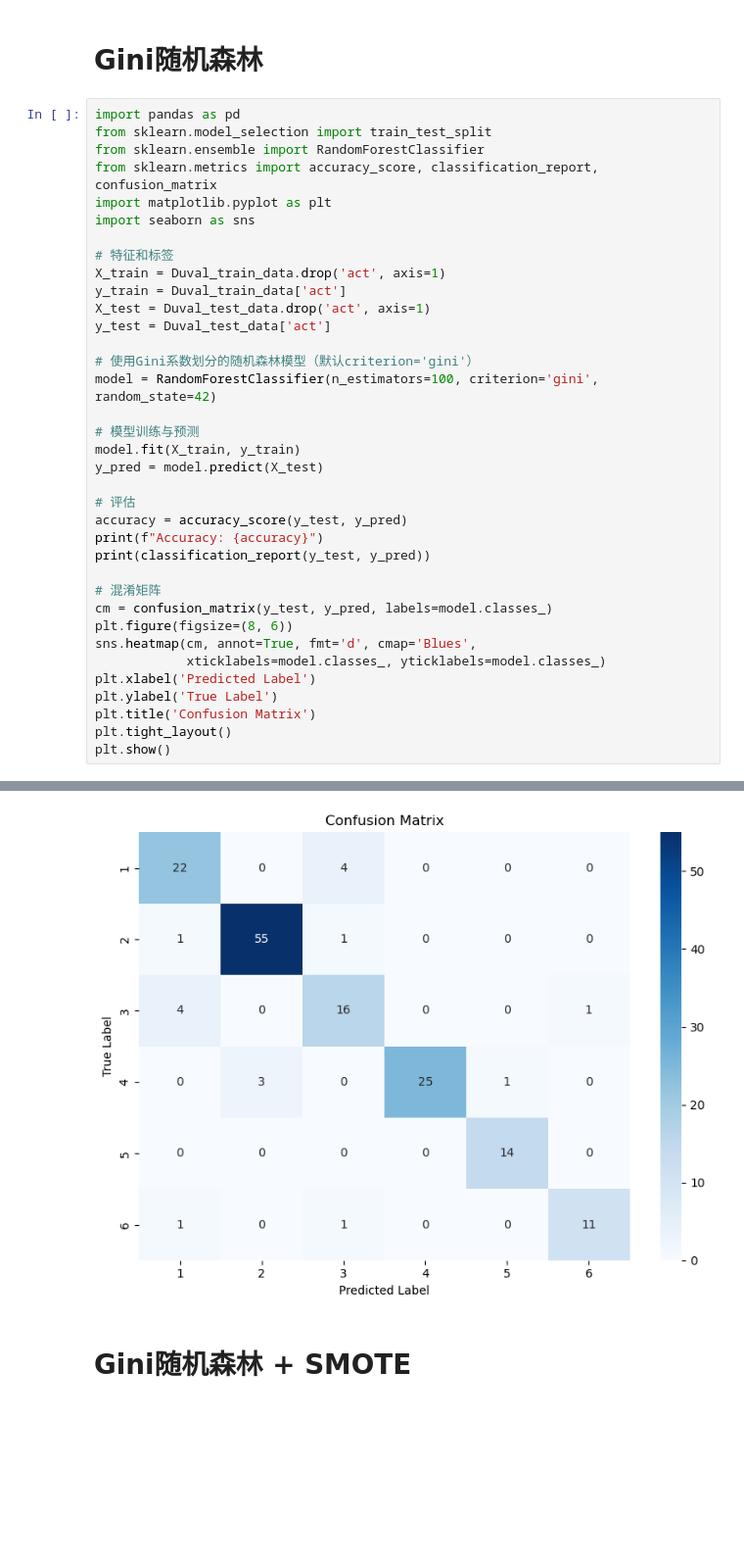
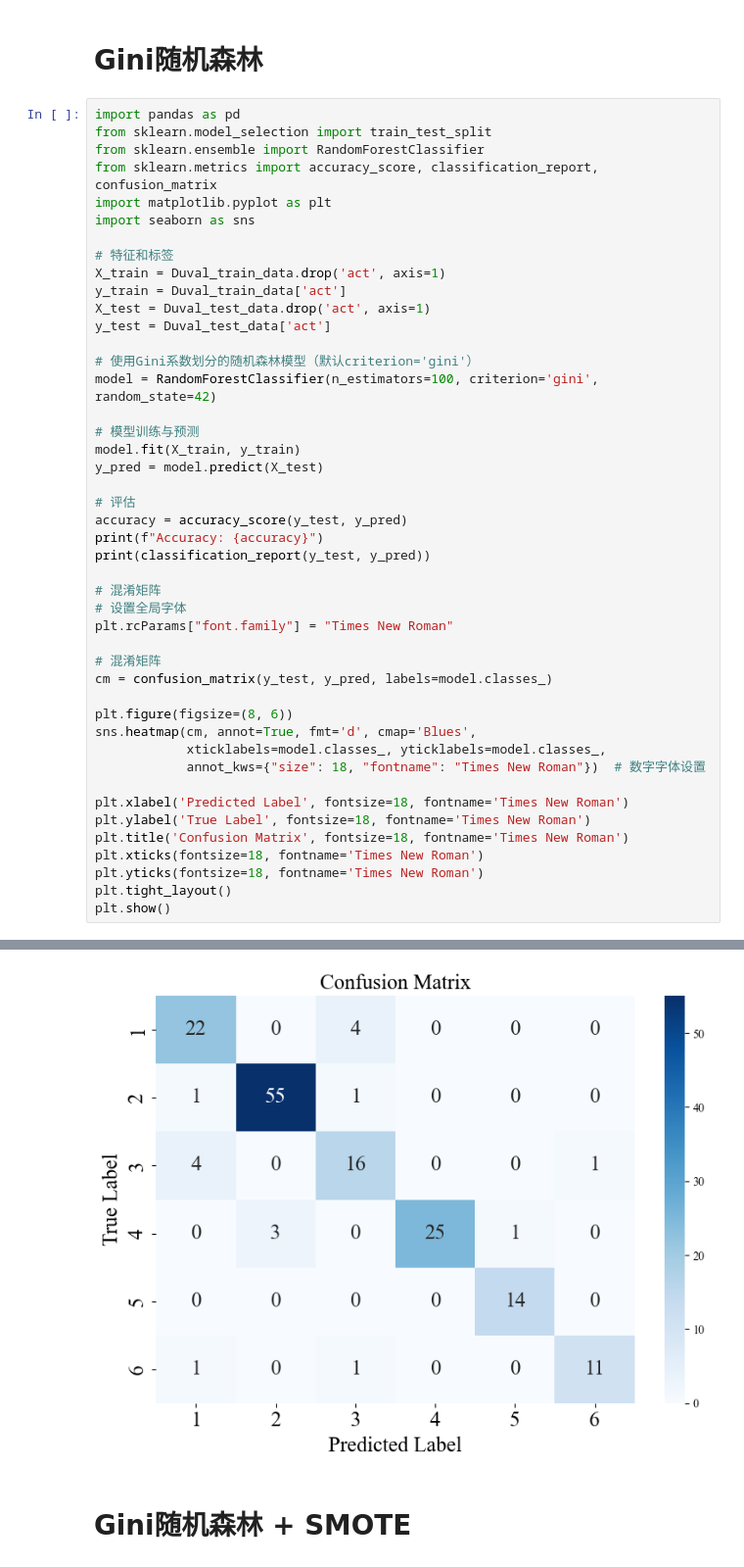
Before and after one commit to Sihan0229/DGA, a Jupyter notebook: Dissolved-Gas-Analysis/DGA_classifer.ipynb, the cells around one changed output, grey strips where cells are left out. Shown at 98% size. Saved outputs shown, nothing was run; the diff lists cells and outputs as text; blank space fills up the shorter version.

```diff
--- a/Dissolved-Gas-Analysis/DGA_classifer.ipynb
+++ b/Dissolved-Gas-Analysis/DGA_classifer.ipynb
@@ -1292,38 +1292,47 @@ model = RandomForestClassifier(n_estimators=100, criterion='gini', random_state=
 
 # 模型训练与预测
 model.fit(X_train, y_train)
 y_pred = model.predict(X_test)
 
 # 评估
 accuracy = accuracy_score(y_test, y_pred)
 print(f"Accuracy: {accuracy}")
 print(classification_report(y_test, y_pred))
 
 # 混淆矩阵
+# 设置全局字体
+plt.rcParams["font.family"] = "Times New Roman"
+
+# 混淆矩阵
 cm = confusion_matrix(y_test, y_pred, labels=model.classes_)
+
 plt.figure(figsize=(8, 6))
 sns.heatmap(cm, annot=True, fmt='d', cmap='Blues',
-            xticklabels=model.classes_, yticklabels=model.classes_)
-plt.xlabel('Predicted Label')
-plt.ylabel('True Label')
-plt.title('Confusion Matrix')
+            xticklabels=model.classes_, yticklabels=model.classes_,
+            annot_kws={"size": 18, "fontname": "Times New Roman"})  # 数字字体设置
+
+plt.xlabel('Predicted Label', fontsize=18, fontname='Times New Roman')
+plt.ylabel('True Label', fontsize=18, fontname='Times New Roman')
+plt.title('Confusion Matrix', fontsize=18, fontname='Times New Roman')
+plt.xticks(fontsize=18, fontname='Times New Roman')
+plt.yticks(fontsize=18, fontname='Times New Roman')
 plt.tight_layout()
 plt.show()
 # %% [output]
 Accuracy: 0.89375
               precision    recall  f1-score   support
 
            1       0.79      0.85      0.81        26
            2       0.95      0.96      0.96        57
            3       0.73      0.76      0.74        21
            4       1.00      0.86      0.93        29
            5       0.93      1.00      0.97        14
            6       0.92      0.85      0.88        13
 
     accuracy                           0.89       160
    macro avg       0.89      0.88      0.88       160
 weighted avg       0.90      0.89      0.89       160
-[figure, old version]
+[figure, new version]
 # %% [markdown]
 # Gini随机森林 + SMOTE
 # %%
```
Also changed, not shown: parts of 6 cells of this notebook.
